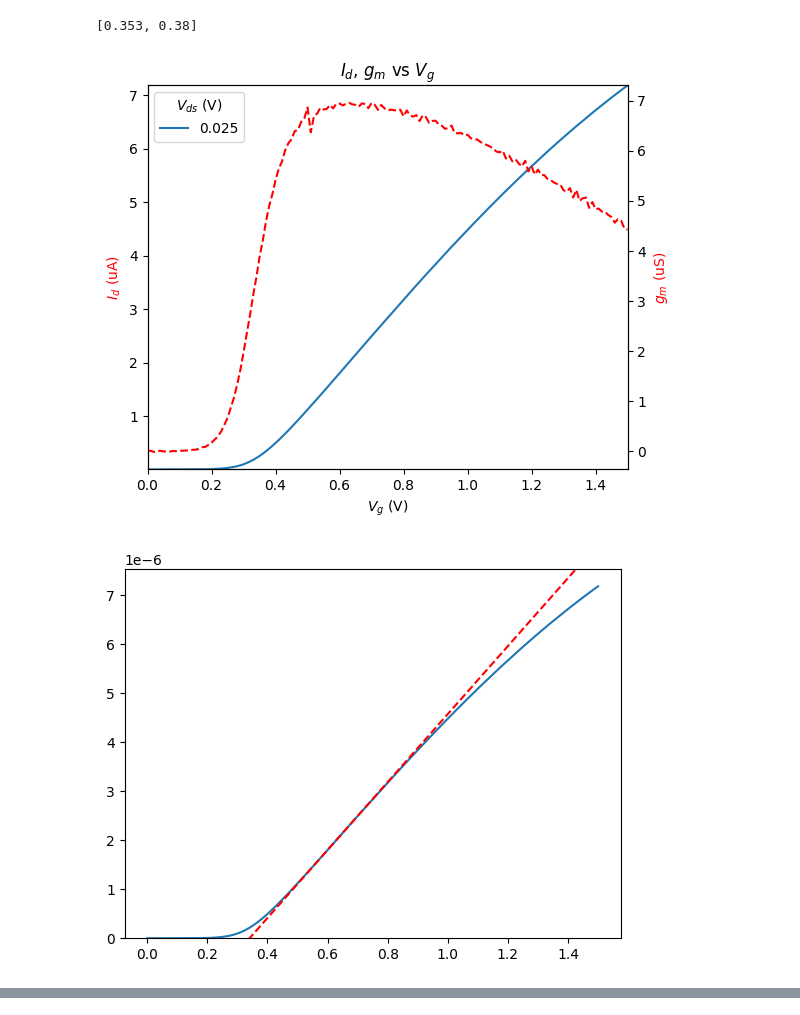
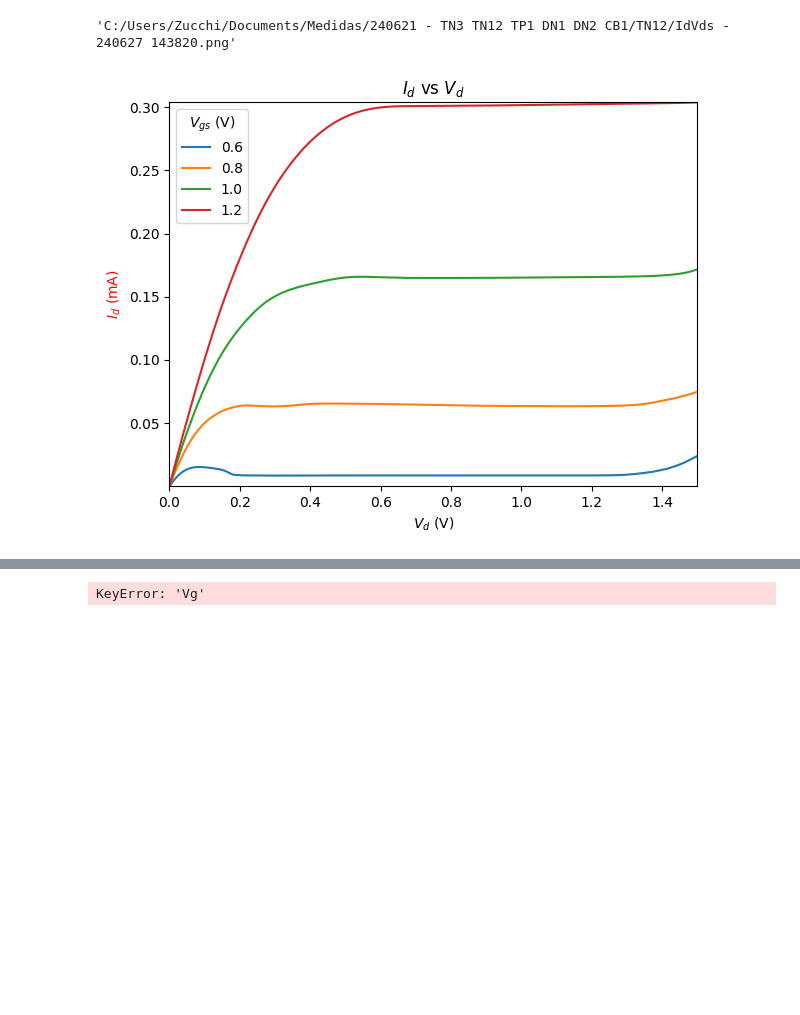
Before and after one commit to lszucchi/HPIB, a Jupyter notebook: bin/Untitled.ipynb, the cells around one changed output, grey strips where cells are left out. Saved outputs shown, nothing was run; the diff lists cells and outputs as text; code cells hidden in the pictures; blank space fills up the shorter version.

```diff
--- a/bin/Untitled.ipynb
+++ b/bin/Untitled.ipynb
@@ -28,7 +16,6 @@ PlotVgs(path)
 # %%
-path='C:/Users/Zucchi/Documents/Medidas/240621 - TN3 TN12 TP1 DN1 DN2 CB1/TN12/IdVgs - 240623 033045.csv'
-PlotVgs(path)
+path='C:/Users/Zucchi/Documents/Medidas/240621 - TN3 TN12 TP1 DN1 DN2 CB1/TN12/IdVds - 240627 143820.csv'
+Plot(path, 'Vd', 'Id')
 # %% [output]
-[0.353, 0.38]
+'C:/Users/Zucchi/Documents/Medidas/240621 - TN3 TN12 TP1 DN1 DN2 CB1/TN12/IdVds - 240627 143820.png'
-[figure, old version]
+[figure, new version]
-[figure, removed]
@@ -36,0 +22,69 @@ PlotVgs(path)
+# %%
+try: df=pd.read_csv(path, header=[0, 1])
+except: print("Error opening VGS\n")
+
+if df.columns.levels[1][0] != 'None':
+    df.columns.levels[1][0] != ''
+
+VD=getpd(df, 'Vd')
+ID=getpd(df, 'Id')
+IG=getpd(df, 'Ig')
+IS=getpd(df, 'Is')
+Ib=getpd(df, 'Ib')
+
+
+
+if 'gm' not in df.columns:
+    gm=(np.diff(df['Id'].T)/np.diff(df['Vg'].T)).T
+    gm=np.append([gm[0]], gm)
+
+    header=pd.MultiIndex.from_product([['gm'],
+                                df['Vg'].columns])
+
+    df2=pd.DataFrame(data=gm, columns=header)
+    df=pd.concat((df, df2), axis=1)
+
+    df.to_csv(path, index=False, float_format='%.5E')
+else:
+    gm=getpd(df, 'gm')
+
+if 'dgm' not in df.columns:
+    dgm=(np.diff(df['gm'].T)/np.diff(df['Vg'].T)).T
+    dgm=np.append(dgm, [dgm[-1]])
+
+    header=pd.MultiIndex.from_product([['dgm'],
+                                df['Vg'].columns])
+
+    df2=pd.DataFrame(data=dgm, columns=header)
+    df=pd.concat((df, df2), axis=1)
+
+    df.to_csv(path, index=False, float_format='%.5E')
+else:
+    dgm=getpd(df, 'dgm')
+
+VGfit=VG[np.argmax(gm)-2:np.argmax(gm)+2]
+IDfit=ID[np.argmax(gm)-2:np.argmax(gm)+2]
+
+m, b= np.polyfit(VGfit, IDfit, 1)
+LIN=-b/m+VD/2
+fitID=m*VG[:np.argmax(gm)]+b
+
+Plot(path, 'Vg', ['Id', 'gm'])
+
+for n, V in enumerate(VG):
+    if V > LIN:
+        break
+
+pt=6
+ptp=4
+ptm=2
+T=49
+
+plt.close('all')
+
+y=np.log10(ID/(gm*k*T/e))
+x=np.log10(ID)
+
+plt.plot(x, y, '.')
+# %% [output]
+KeyError: 'Vg'
```
Also changed, not shown: parts of 5 cells of this notebook, 4 other files.
